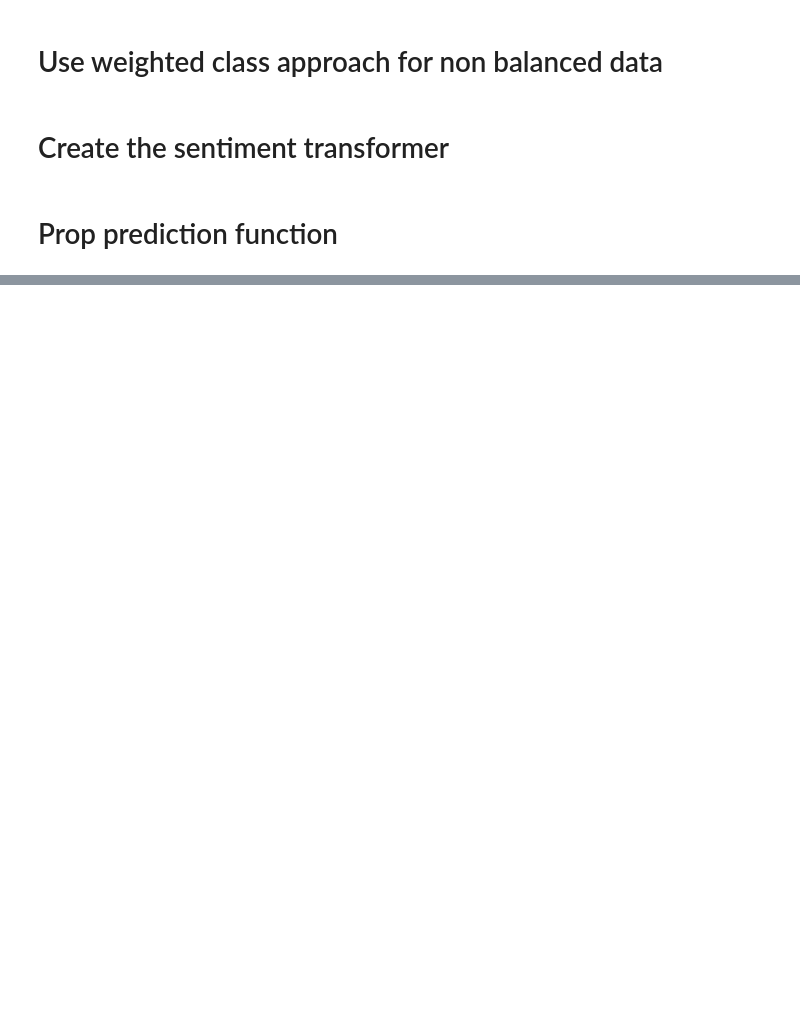
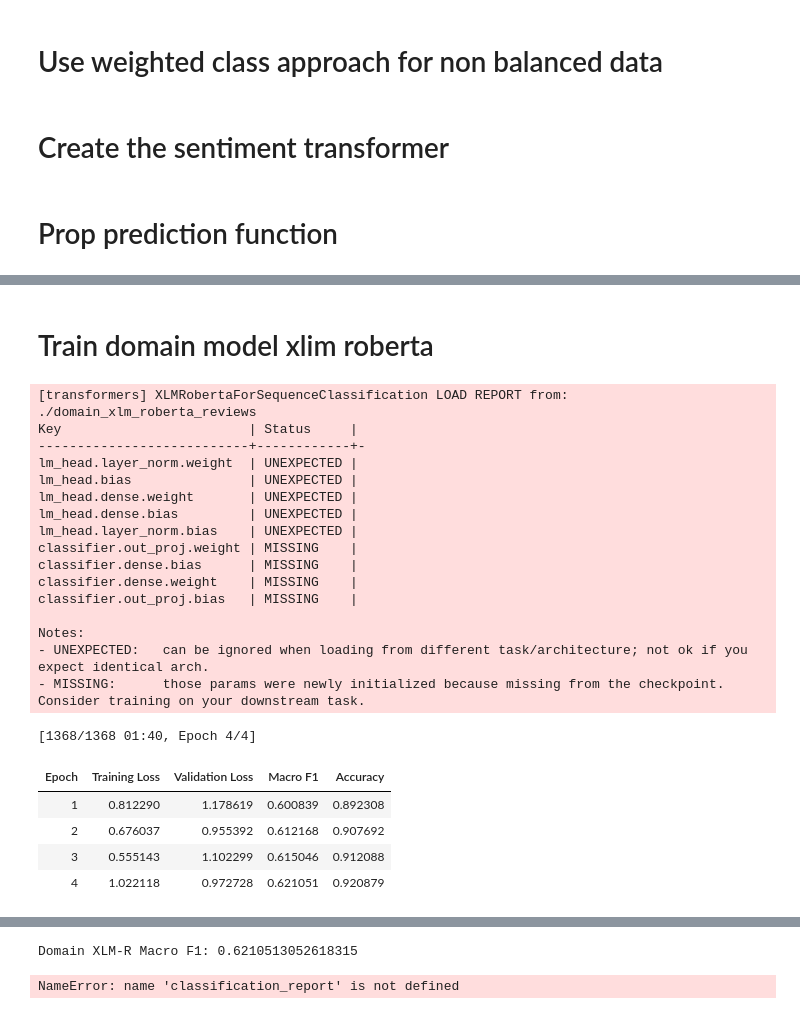
Before and after one commit to amrhany964/hackathon, a Jupyter notebook: main.ipynb, the cells around one changed output, grey strips where cells are left out. Drawn from its saved outputs; the diff is of its cells as text; code cells hidden in the pictures; blank space fills up the shorter version.

```diff
--- a/main.ipynb
+++ b/main.ipynb
@@ -490,7 +507,7 @@ def compute_metrics(eval_pred):
 # %% [markdown]
 # Create the sentiment transformer
 # %%
-def train_sentiment_transformer(
+def train_transformer_model(
     model_name,
     train_df,
     valid_df,
@@ -559,7 +576,7 @@ def train_sentiment_transformer(
         args=args,
         train_dataset=train_ds,
         eval_dataset=valid_ds,
-        tokenizer=tokenizer,
+        processing_class=tokenizer,
         data_collator=collator,
         compute_metrics=compute_metrics
     )
@@ -642,0 +612,47 @@ print(classification_report(valid_df["label"], valid_pred_marbert, target_names=
+# %% [markdown]
+# Train domain model xlim roberta
+# %%
+trainer_xlm, tokenizer_xlm = train_transformer_model(
+    model_name=DOMAIN_MODEL_DIR,
+    train_df=train_df,
+    valid_df=valid_df,
+    output_dir="./sentiment_domain_xlm",
+    epochs=4,
+    lr=2e-5,
+    batch_size=8,
+    max_length=160
+)
+
+valid_probs_xlm = predict_proba_transformer(
+    trainer_xlm,
+    tokenizer_xlm,
+    valid_df["input_text"]
+)
+
+valid_pred_xlm = valid_probs_xlm.argmax(axis=1)
+
+print("Domain XLM-R Macro F1:", f1_score(valid_df["label"], valid_pred_xlm, average="macro"))
+print(classification_report(valid_df["label"], valid_pred_xlm, target_names=SENTIMENTS))
+# %% [output]
+[transformers] XLMRobertaForSequenceClassification LOAD REPORT from: ./domain_xlm_roberta_reviews
+Key                        | Status     |
+---------------------------+------------+-
+lm_head.layer_norm.weight  | UNEXPECTED |
+lm_head.bias               | UNEXPECTED |
+lm_head.dense.weight       | UNEXPECTED |
+lm_head.dense.bias         | UNEXPECTED |
+lm_head.layer_norm.bias    | UNEXPECTED |
+classifier.out_proj.weight | MISSING    |
+classifier.dense.bias      | MISSING    |
+classifier.dense.weight    | MISSING    |
+classifier.out_proj.bias   | MISSING    |
+
+Notes:
+- UNEXPECTED:   can be ignored when loading from different task/architecture; not ok if you expect identical arch.
+- MISSING:      those params were newly initialized because missing from the checkpoint. Consider training on your downstream task.
+[1368/1368 01:40, Epoch 4/4]
+| Epoch | Training Loss | Validation Loss | Macro F1 | Accuracy |
+| 1 | 0.812290 | 1.178619 | 0.600839 | 0.892308 |
+| 2 | 0.676037 | 0.955392 | 0.612168 | 0.907692 |
+| 3 | 0.555143 | 1.102299 | 0.615046 | 0.912088 |
+| 4 | 1.022118 | 0.972728 | 0.621051 | 0.920879 |
@@ -642,0 +660,2 @@ print(classification_report(valid_df["label"], valid_pred_marbert, target_names=
+Domain XLM-R Macro F1: 0.6210513052618315
+NameError: name 'classification_report' is not defined
```
Also changed, not shown: parts of 21 cells of this notebook.
